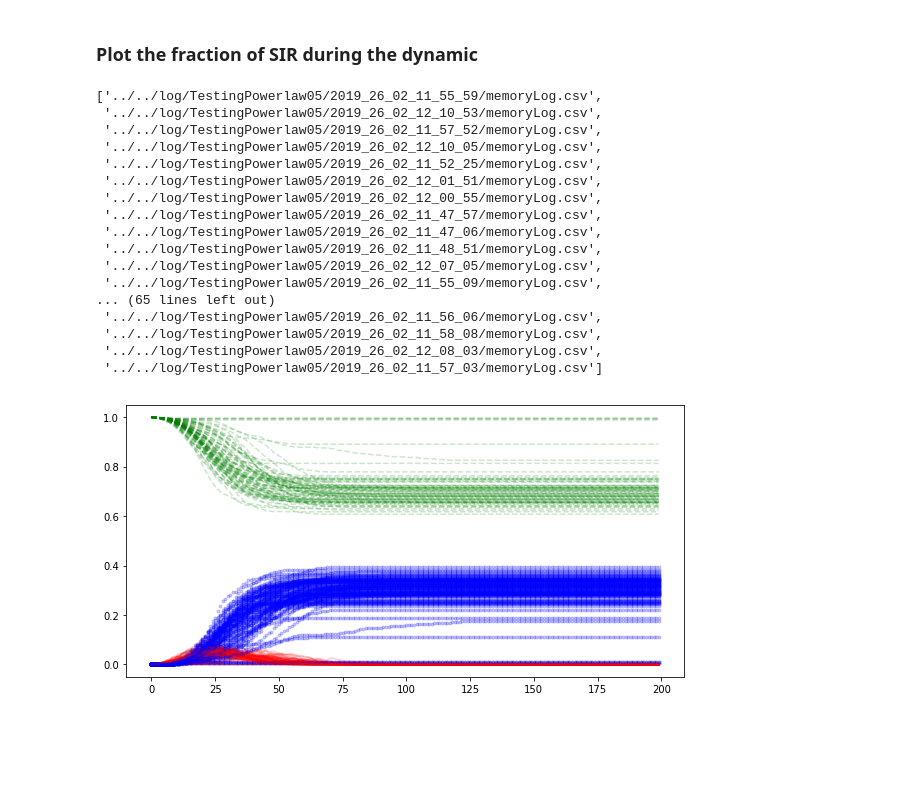
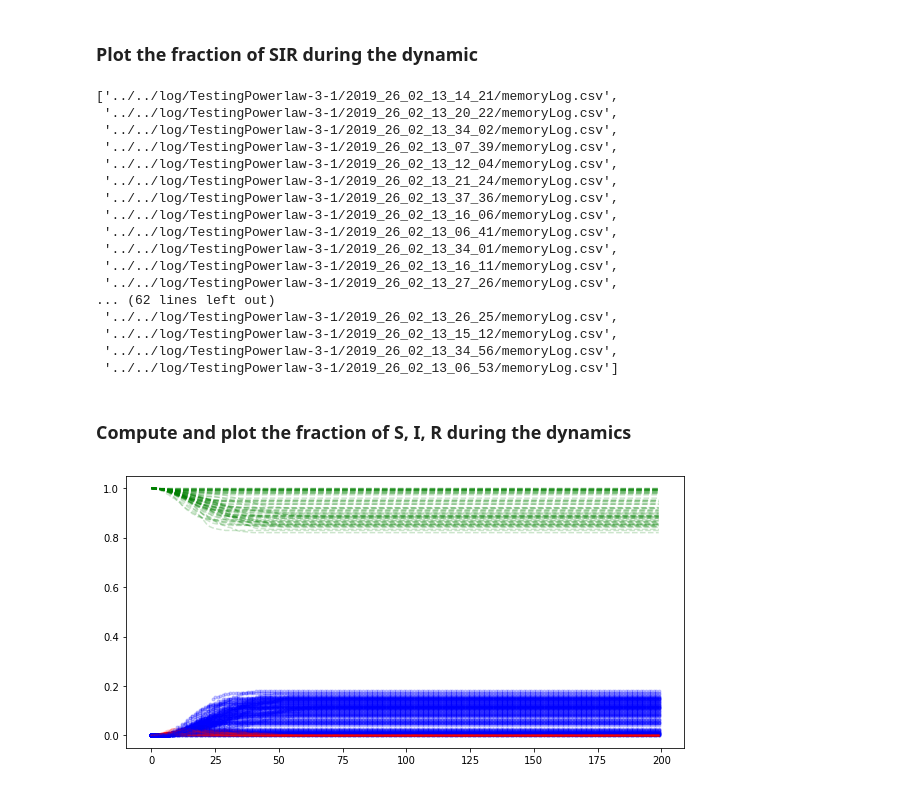
Before and after one commit to BFSteam/memory, a Jupyter notebook: jup/python/Fraction of SIR during Dynamic.ipynb, the cells around one changed output. Drawn from its saved outputs; the diff is of its cells as text; code cells hidden in the pictures; blank space fills up the shorter version.

```diff
--- a/jup/python/Fraction of SIR during Dynamic.ipynb
+++ b/jup/python/Fraction of SIR during Dynamic.ipynb
@@ -27,61 +27,72 @@ N_USERS = N_AGENTS
 # %%
 time = 200
 # %%
-mypath = '../../log/TestingPowerlaw05/'
+mypath = '../../log/TestingPowerlaw-3-1/'
 dirs = [f for f in listdir(mypath) if isdir(join(mypath, f))]
 memlogs = [join(join(mypath, f), 'memoryLog.csv') for f in dirs]
 memlogs
 # %% [output]
-['../../log/TestingPowerlaw05/2019_26_02_11_55_59/memoryLog.csv',
- '../../log/TestingPowerlaw05/2019_26_02_12_10_53/memoryLog.csv',
- '../../log/TestingPowerlaw05/2019_26_02_11_57_52/memoryLog.csv',
- '../../log/TestingPowerlaw05/2019_26_02_12_10_05/memoryLog.csv',
- '../../log/TestingPowerlaw05/2019_26_02_11_52_25/memoryLog.csv',
- '../../log/TestingPowerlaw05/2019_26_02_12_01_51/memoryLog.csv',
- '../../log/TestingPowerlaw05/2019_26_02_12_00_55/memoryLog.csv',
- '../../log/TestingPowerlaw05/2019_26_02_11_47_57/memoryLog.csv',
- '../../log/TestingPowerlaw05/2019_26_02_11_47_06/memoryLog.csv',
- '../../log/TestingPowerlaw05/2019_26_02_11_48_51/memoryLog.csv',
- '../../log/TestingPowerlaw05/2019_26_02_12_07_05/memoryLog.csv',
- '../../log/TestingPowerlaw05/2019_26_02_11_55_09/memoryLog.csv',
-... (65 lines left out)
- '../../log/TestingPowerlaw05/2019_26_02_11_56_06/memoryLog.csv',
- '../../log/TestingPowerlaw05/2019_26_02_11_58_08/memoryLog.csv',
- '../../log/TestingPowerlaw05/2019_26_02_12_08_03/memoryLog.csv',
- '../../log/TestingPowerlaw05/2019_26_02_11_57_03/memoryLog.csv']
+['../../log/TestingPowerlaw-3-1/2019_26_02_13_14_21/memoryLog.csv',
+ '../../log/TestingPowerlaw-3-1/2019_26_02_13_20_22/memoryLog.csv',
+ '../../log/TestingPowerlaw-3-1/2019_26_02_13_34_02/memoryLog.csv',
+ '../../log/TestingPowerlaw-3-1/2019_26_02_13_07_39/memoryLog.csv',
+ '../../log/TestingPowerlaw-3-1/2019_26_02_13_12_04/memoryLog.csv',
+ '../../log/TestingPowerlaw-3-1/2019_26_02_13_21_24/memoryLog.csv',
+ '../../log/TestingPowerlaw-3-1/2019_26_02_13_37_36/memoryLog.csv',
+ '../../log/TestingPowerlaw-3-1/2019_26_02_13_16_06/memoryLog.csv',
+ '../../log/TestingPowerlaw-3-1/2019_26_02_13_06_41/memoryLog.csv',
+ '../../log/TestingPowerlaw-3-1/2019_26_02_13_34_01/memoryLog.csv',
+ '../../log/TestingPowerlaw-3-1/2019_26_02_13_16_11/memoryLog.csv',
+ '../../log/TestingPowerlaw-3-1/2019_26_02_13_27_26/memoryLog.csv',
+... (62 lines left out)
+ '../../log/TestingPowerlaw-3-1/2019_26_02_13_26_25/memoryLog.csv',
+ '../../log/TestingPowerlaw-3-1/2019_26_02_13_15_12/memoryLog.csv',
+ '../../log/TestingPowerlaw-3-1/2019_26_02_13_34_56/memoryLog.csv',
+ '../../log/TestingPowerlaw-3-1/2019_26_02_13_06_53/memoryLog.csv']
+# %% [markdown]
+### Compute and plot the fraction of S, I, R during the dynamics
 # %%
 counter = 0
+timelist = []
+
 for file in memlogs:
     time_SIR_frac = [[0,0,0]]*(time + 1)
     time_SIR_frac = numpy.array(time_SIR_frac)
     SIR_dict = {'s' : 0, 'i':1, 'r': 2}
 
     with open(file, 'r') as csvfile:
         spamreader = csv.reader(csvfile, delimiter=',')
         for row in spamreader:
             if '#' in row[0]: continue
             if 'agent' in row: continue
             try:
                 time_SIR_frac[int(float(row[1]))][SIR_dict[row[3]]] +=1
             except IndexError as e:
                 print(e)
                 print(row)
                 break
 
         #list_of_tup.append((int(row[0]), int(row[1]), row[2], int(row[3])))
         #listup = [e[3] for e in [element for element in list_of_tup if element[2] == 'u']]
         #listdown = [e[3] for e in [element for element in list_of_tup if element[2] == 'd']]
 
         x = time_SIR_frac[1:] / N_USERS
         t = range(time)
+
+        timelist.append( numpy.min(
+            numpy.where(
+                numpy.array([e[1] for e in x]) == 0.
+            )[0]
+        ))
+
         #if all(i >= 0.99 for i in [e[0] for e in x]) :
         #    counter += 1
         #    print("lost graphs:", counter/len(memlogs), "%")
         #    continue
         #plt.figure()
         plt.plot(t, [e[0] for e in x], 'g--', alpha=0.2)
         plt.plot(t, [e[1] for e in x], 'r-', alpha=0.2)
         plt.plot(t, [e[2] for e in x], 'b.', alpha=0.2)
         plt.show
 # %% [output]
-[figure, old version]
+[figure, new version]
```
Also changed, not shown: parts of 2 cells of this notebook, 8 other files.
